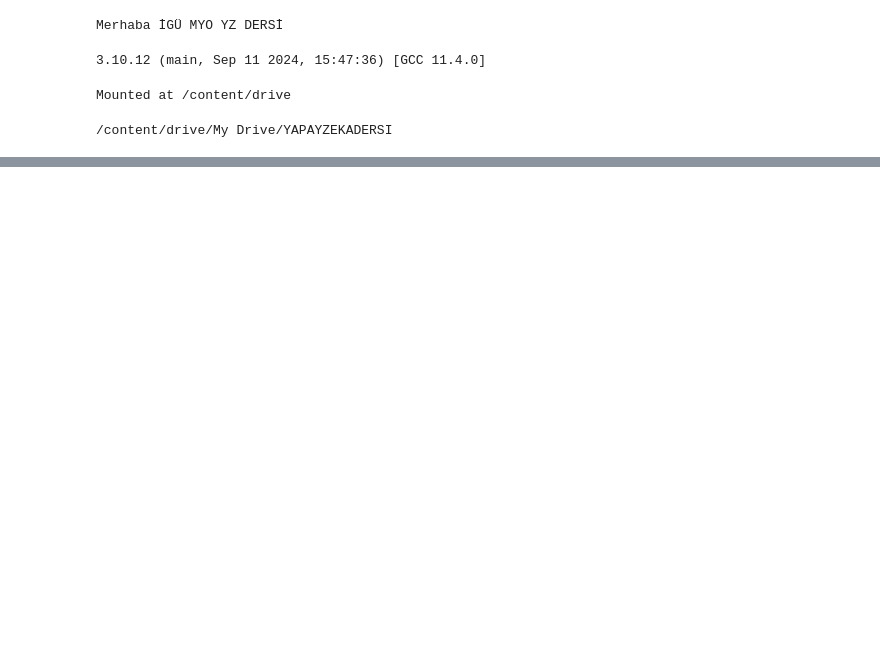
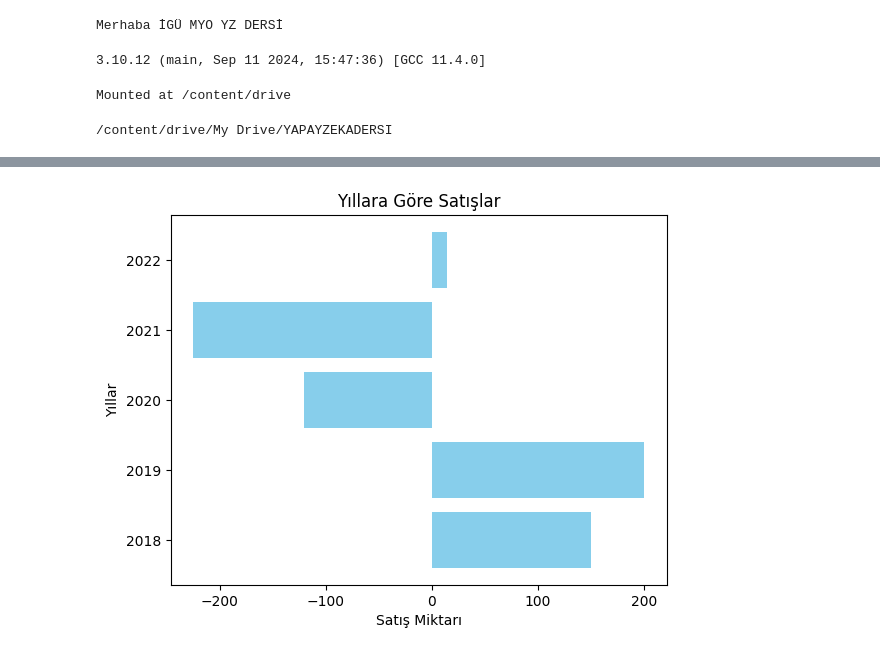
Before and after one commit to Kaanyx9/yz_calismalari, a Jupyter notebook: YZ_1_Ders.ipynb, the cells around one changed output, grey strips where cells are left out. Saved outputs shown, nothing was run; the diff lists cells and outputs as text; code cells hidden in the pictures; blank space fills up the shorter version.

```diff
--- a/YZ_1_Ders.ipynb
+++ b/YZ_1_Ders.ipynb
@@ -25,0 +113,15 @@ os.chdir('/content/drive/My Drive/YAPAYZEKADERSI')
+# %%
+import matplotlib.pyplot as plt
+
+yillar = [2018, 2019, 2020, 2021, 2022]
+satislar = [150, 200, -120, -225, 14]
+
+plt.barh(yillar, satislar, color='skyblue')
+
+plt.title("Yıllara Göre Satışlar")
+plt.xlabel("Satış Miktarı")
+plt.ylabel("Yıllar")
+
+plt.show()
+# %% [output]
+[figure, added]
```
Also changed, not shown: parts of 10 cells of this notebook.
